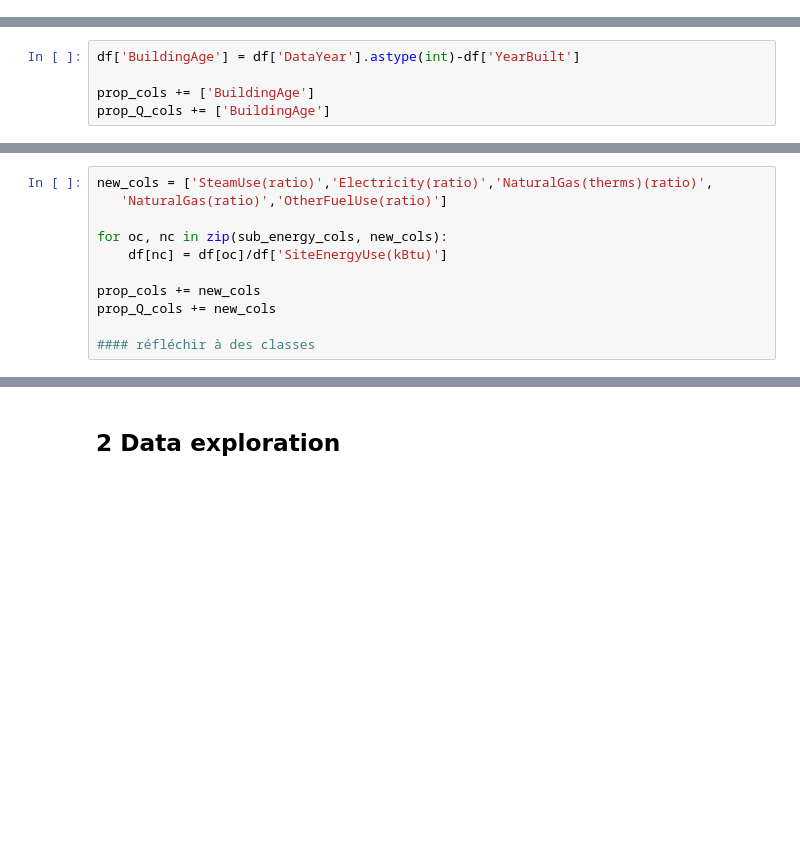
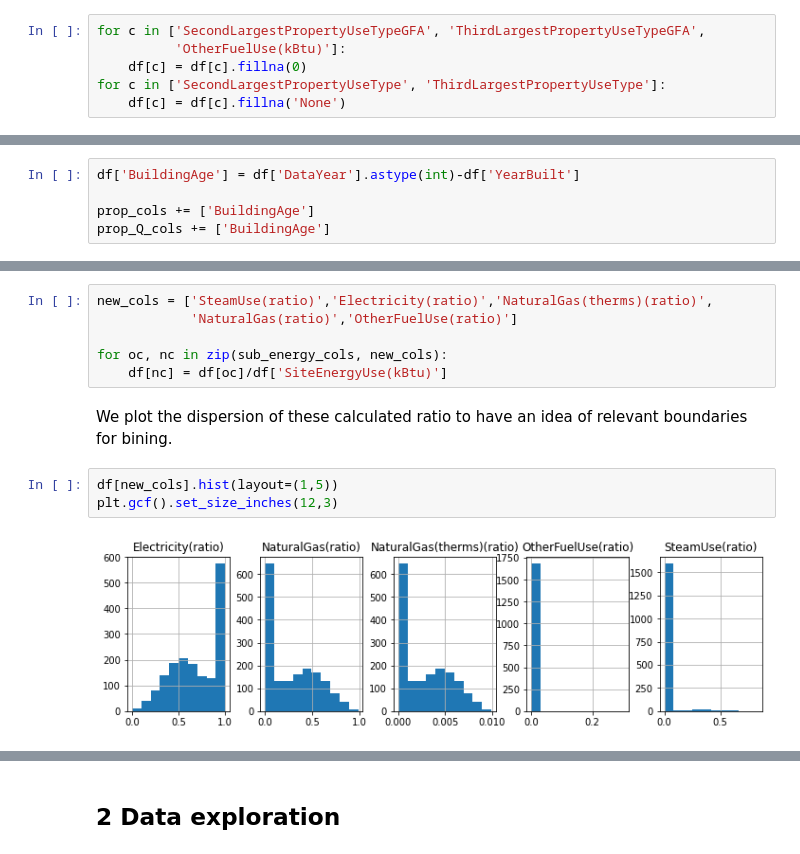
Before and after one commit to SmellyArmure/OC_DS_Project4, a Jupyter notebook: NOTEBOOKS/P4.ipynb, the cells around one changed output, grey strips where cells are left out. Drawn from its saved outputs; the diff is of its cells as text; blank space fills up the shorter version.

```diff
--- a/NOTEBOOKS/P4.ipynb
+++ b/NOTEBOOKS/P4.ipynb
@@ -503,3 +626,9 @@ _('SecondLargestPropertyUseTypeGFA', 'ThirdLargestPropertyUseTypeGFA')_ and _('S
+# %%
+for c in ['SecondLargestPropertyUseTypeGFA', 'ThirdLargestPropertyUseTypeGFA',
+          'OtherFuelUse(kBtu)']:
+    df[c] = df[c].fillna(0)
+for c in ['SecondLargestPropertyUseType', 'ThirdLargestPropertyUseType']:
+    df[c] = df[c].fillna('None')
 # %% [markdown]
 #### Case missing data < 10%: KNN imputation
 # %%
@@ -612,11 +722,14 @@ Calculating the proportion of SteamUse, Electricity, NaturalGas(therms), Natural
 # %%
 new_cols = ['SteamUse(ratio)','Electricity(ratio)','NaturalGas(therms)(ratio)',
-   'NaturalGas(ratio)','OtherFuelUse(ratio)']
+            'NaturalGas(ratio)','OtherFuelUse(ratio)']
 
 for oc, nc in zip(sub_energy_cols, new_cols):
     df[nc] = df[oc]/df['SiteEnergyUse(kBtu)']
-
-prop_cols += new_cols
-prop_Q_cols += new_cols
-
-#### réfléchir à des classes
+# %% [markdown]
+
+We plot the dispersion of these calculated ratio to have an idea of relevant boundaries for bining.
+# %%
+df[new_cols].hist(layout=(1,5))
+plt.gcf().set_size_inches(12,3)
+# %% [output]
+[figure, added]
```
Also changed, not shown: parts of 53 cells of this notebook, 1 other file.
